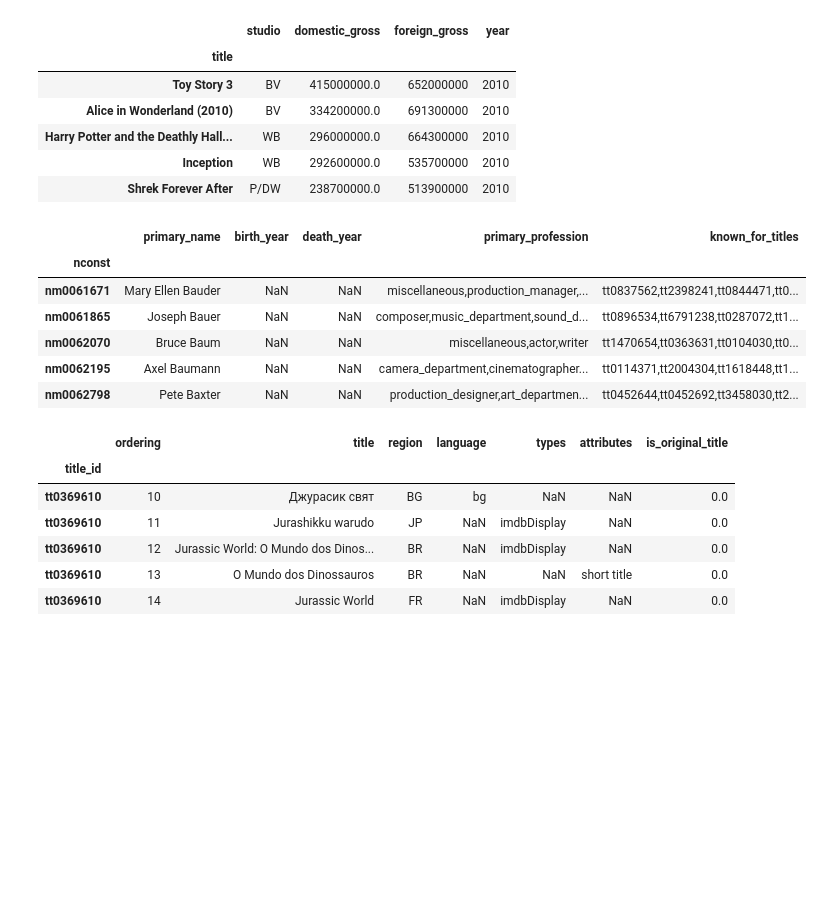
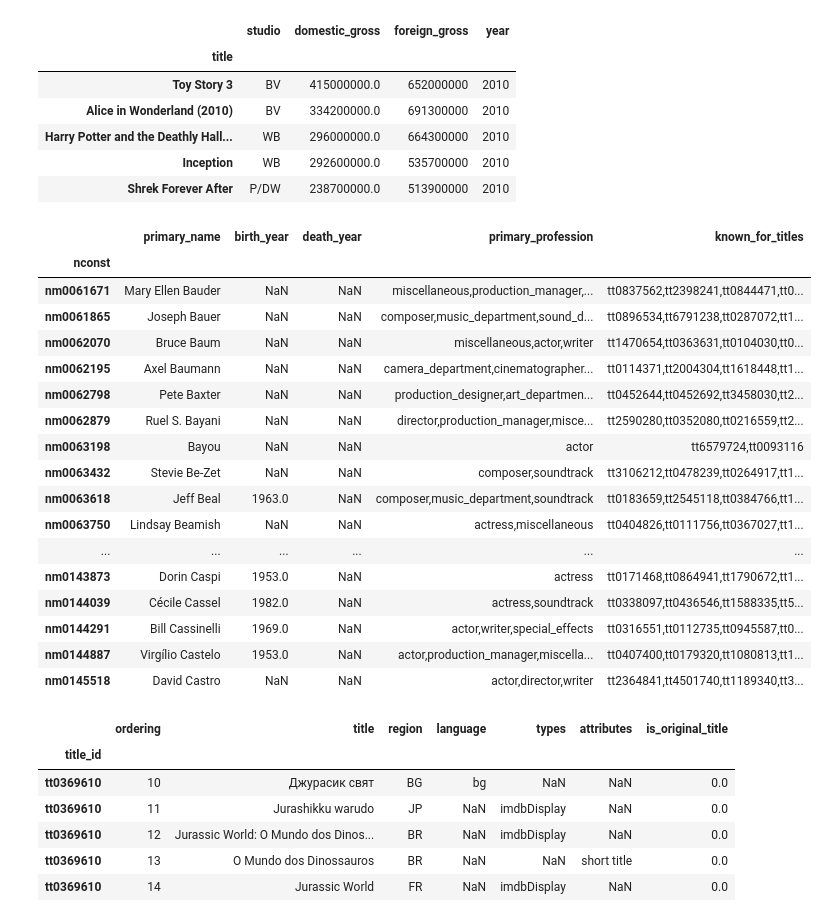
Before and after one commit to KenHoffman95/Movie-Box-Office-Predictor-, a Jupyter notebook: Data Cleaning and Feature Engineering.ipynb, the cells around one changed output. Saved outputs shown, nothing was run; the diff lists cells and outputs as text; code cells hidden in the pictures; blank space fills up the shorter version.

```diff
--- a/Data Cleaning and Feature Engineering.ipynb
+++ b/Data Cleaning and Feature Engineering.ipynb
@@ -30,15 +30,26 @@ df1.head()
 | Inception | WB | 292600000.0 | 535700000 | 2010 |
 | Shrek Forever After | P/DW | 238700000.0 | 513900000 | 2010 |
 # %%
-df2.head()
+df2.head(250)
 # %% [output]
 |  | primary_name | birth_year | death_year | primary_profession | known_for_titles |
 | nconst |  |  |  |  |  |
 | nm0061671 | Mary Ellen Bauder | NaN | NaN | miscellaneous,production_manager,... | tt0837562,tt2398241,tt0844471,tt0... |
 | nm0061865 | Joseph Bauer | NaN | NaN | composer,music_department,sound_d... | tt0896534,tt6791238,tt0287072,tt1... |
 | nm0062070 | Bruce Baum | NaN | NaN | miscellaneous,actor,writer | tt1470654,tt0363631,tt0104030,tt0... |
 | nm0062195 | Axel Baumann | NaN | NaN | camera_department,cinematographer... | tt0114371,tt2004304,tt1618448,tt1... |
 | nm0062798 | Pete Baxter | NaN | NaN | production_designer,art_departmen... | tt0452644,tt0452692,tt3458030,tt2... |
+| nm0062879 | Ruel S. Bayani | NaN | NaN | director,production_manager,misce... | tt2590280,tt0352080,tt0216559,tt2... |
+| nm0063198 | Bayou | NaN | NaN | actor | tt6579724,tt0093116 |
+| nm0063432 | Stevie Be-Zet | NaN | NaN | composer,soundtrack | tt3106212,tt0478239,tt0264917,tt1... |
+| nm0063618 | Jeff Beal | 1963.0 | NaN | composer,music_department,soundtrack | tt0183659,tt2545118,tt0384766,tt1... |
+| nm0063750 | Lindsay Beamish | NaN | NaN | actress,miscellaneous | tt0404826,tt0111756,tt0367027,tt1... |
+| ... | ... | ... | ... | ... | ... |
+| nm0143873 | Dorin Caspi | 1953.0 | NaN | actress | tt0171468,tt0864941,tt1790672,tt1... |
+| nm0144039 | Cécile Cassel | 1982.0 | NaN | actress,soundtrack | tt0338097,tt0436546,tt1588335,tt5... |
+| nm0144291 | Bill Cassinelli | 1969.0 | NaN | actor,writer,special_effects | tt0316551,tt0112735,tt0945587,tt0... |
+| nm0144887 | Virgílio Castelo | 1953.0 | NaN | actor,production_manager,miscella... | tt0407400,tt0179320,tt1080813,tt1... |
+| nm0145518 | David Castro | NaN | NaN | actor,director,writer | tt2364841,tt4501740,tt1189340,tt3... |
 # %%
 df3.head()
 # %% [output]
```
Also changed, not shown: parts of 15 cells of this notebook.
